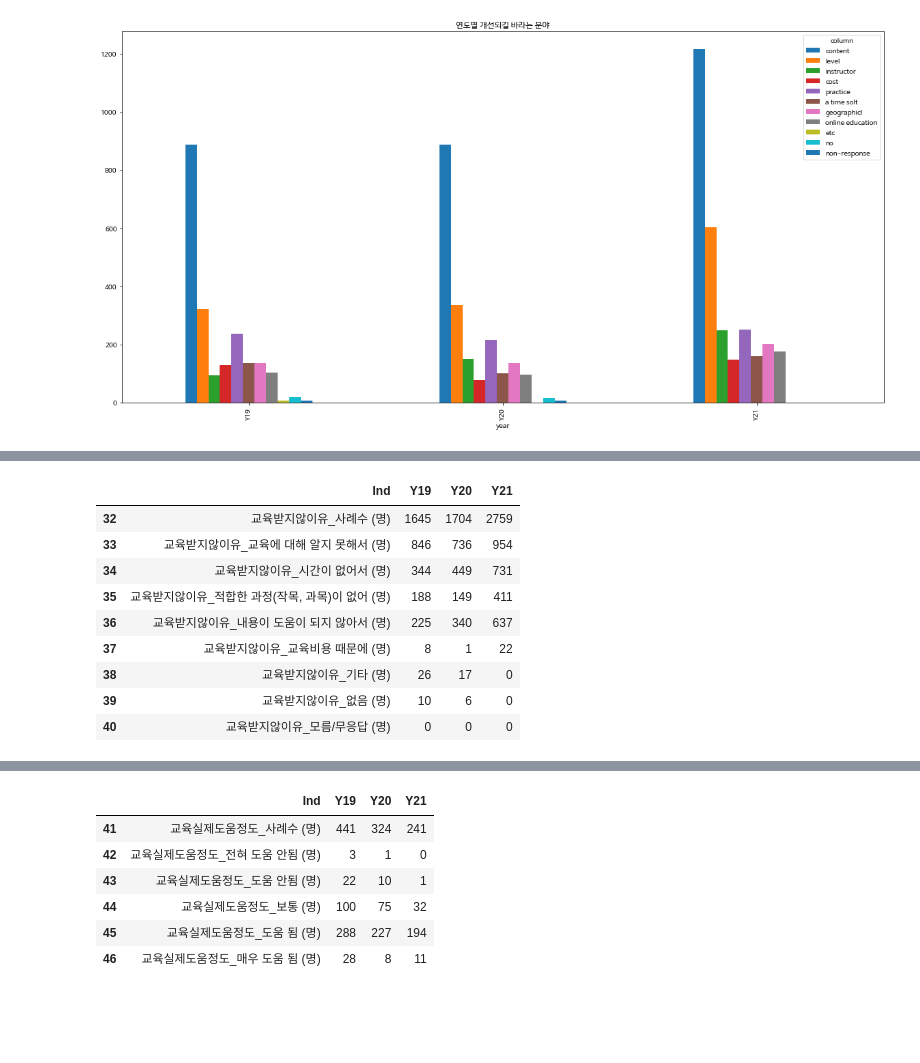
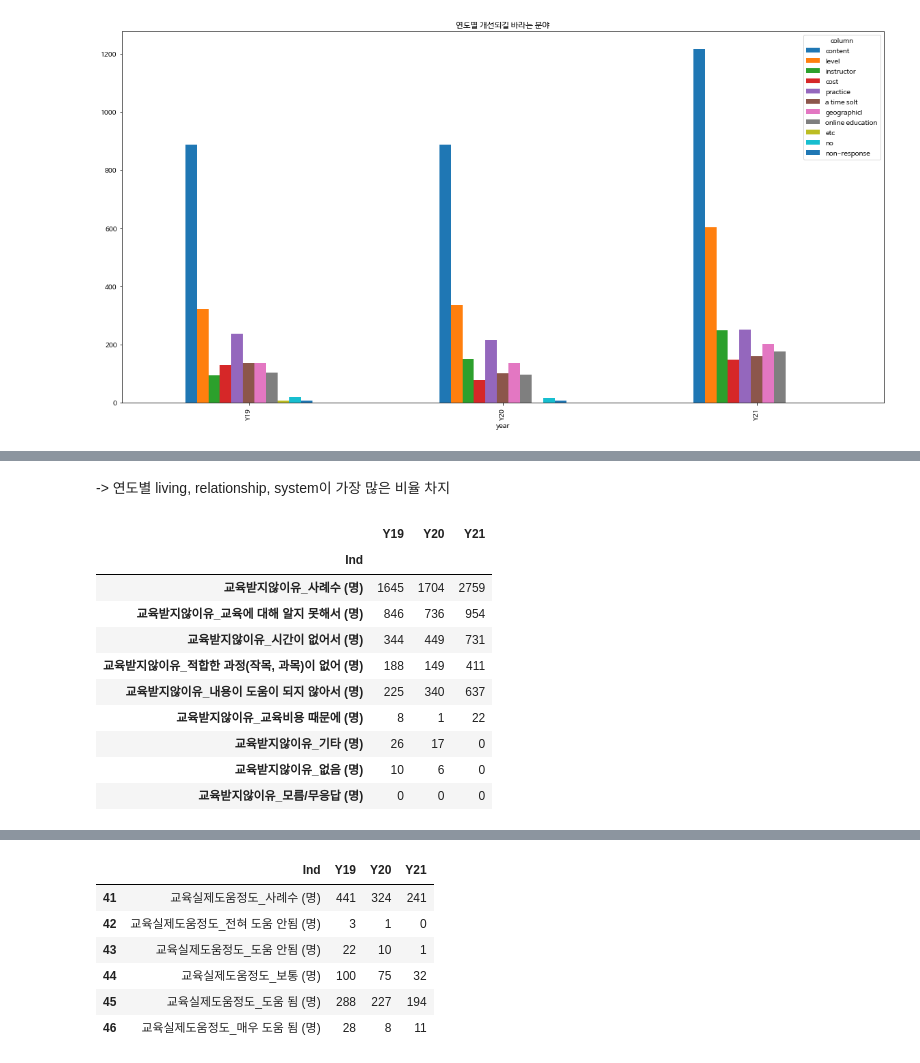
Before and after one commit to limyerin/contest, a Jupyter notebook: data_tidy(2).ipynb, the cells around one changed output, grey strips where cells are left out. Cells and saved outputs as stored; diff of their text form; code cells hidden in the pictures; blank space fills up the shorter version.

```diff
--- a/data_tidy(2).ipynb
+++ b/data_tidy(2).ipynb
@@ -529,5 +529,6 @@ df_imp.plot(kind='bar', figsize=(20, 10), title = '연도별 개선되길 바라
 # %%
 # 귀농귀촌교육 강화되어야 할 부분
 
-df1.iloc[21:32]
+rfrh_reinforce = df1.iloc[21:32].set_index('Ind')
+rfrh_reinforce
 # %% [output]
@@ -546,15 +607,19 @@ df1.iloc[21:32]
+# %% [markdown]
+-> 연도별 living, relationship, system이 가장 많은 비율 차지
 # %%
 # 귀농귀촌교육 받지않은 이유
 
-df1.iloc[32:41]
+rfrh_nedu = df1.iloc[32:41].set_index('Ind')
+rfrh_nedu
 # %% [output]
-|  | Ind | Y19 | Y20 | Y21 |
-| 32 | 교육받지않이유_사례수 (명) | 1645 | 1704 | 2759 |
-| 33 | 교육받지않이유_교육에 대해 알지 못해서 (명) | 846 | 736 | 954 |
-| 34 | 교육받지않이유_시간이 없어서 (명) | 344 | 449 | 731 |
-| 35 | 교육받지않이유_적합한 과정(작목, 과목)이 없어 (명) | 188 | 149 | 411 |
-| 36 | 교육받지않이유_내용이 도움이 되지 않아서 (명) | 225 | 340 | 637 |
-| 37 | 교육받지않이유_교육비용 때문에 (명) | 8 | 1 | 22 |
-| 38 | 교육받지않이유_기타 (명) | 26 | 17 | 0 |
-| 39 | 교육받지않이유_없음 (명) | 10 | 6 | 0 |
-| 40 | 교육받지않이유_모름/무응답 (명) | 0 | 0 | 0 |
+|  | Y19 | Y20 | Y21 |
+| Ind |  |  |  |
+| 교육받지않이유_사례수 (명) | 1645 | 1704 | 2759 |
+| 교육받지않이유_교육에 대해 알지 못해서 (명) | 846 | 736 | 954 |
+| 교육받지않이유_시간이 없어서 (명) | 344 | 449 | 731 |
+| 교육받지않이유_적합한 과정(작목, 과목)이 없어 (명) | 188 | 149 | 411 |
+| 교육받지않이유_내용이 도움이 되지 않아서 (명) | 225 | 340 | 637 |
+| 교육받지않이유_교육비용 때문에 (명) | 8 | 1 | 22 |
+| 교육받지않이유_기타 (명) | 26 | 17 | 0 |
+| 교육받지않이유_없음 (명) | 10 | 6 | 0 |
+| 교육받지않이유_모름/무응답 (명) | 0 | 0 | 0 |
```
Also changed, not shown: parts of 11 cells of this notebook.
